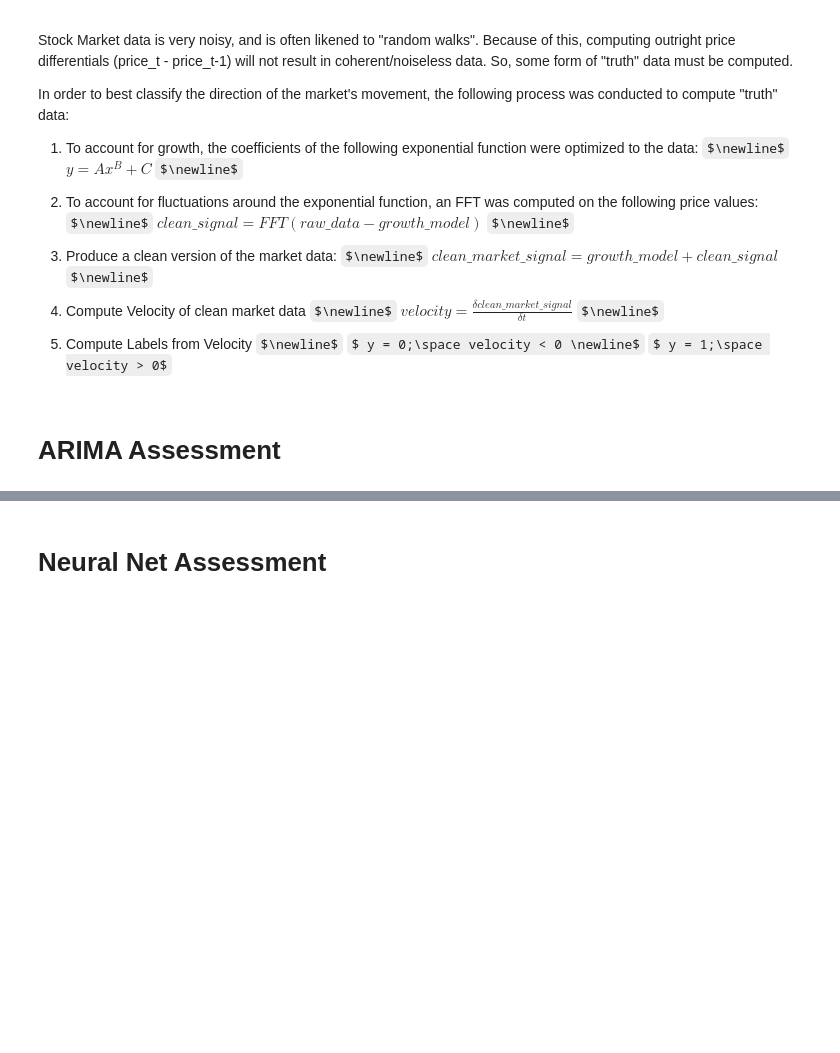
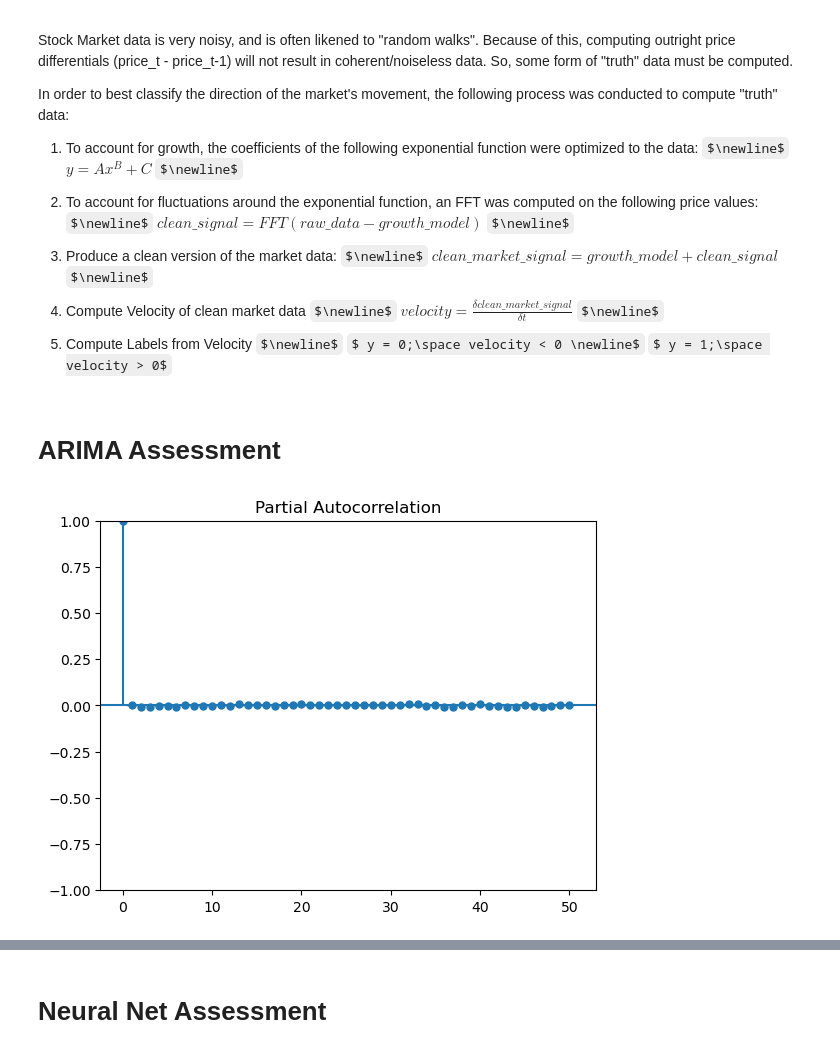
Before and after one commit to sindarian/market-trend-classification, a Jupyter notebook: analysis_driver.ipynb, the cells around one changed output, grey strips where cells are left out. Cells and saved outputs as stored; diff of their text form; code cells hidden in the pictures; some formulas as TeX source; blank space fills up the shorter version.

Commit message:
Integrating ARIMA with main driver notebook; p,d,q are now set before ARIMA is called

```diff
--- a/analysis_driver.ipynb
+++ b/analysis_driver.ipynb
@@ -61,3 +68,14 @@ $ y = 0;\space velocity < 0 \newline$
 $ y = 1;\space velocity > 0$
 # %% [markdown]
 # ARIMA Assessment
+# %%
+# The pacf and acf plots below are plotted twice due to an incompatability
+# between the stats package and jupyter notebooks. Adding a semicolon to the
+# end of the line solves the problem: https://github.com/statsmodels/statsmodels/issues/4155#issuecomment-445913264
+plot_pacf(data_df[[sig_col]].diff().dropna());
+
+# given the spike at 1 with the values significantly dropping off and
+# staying around 0, we use 1 as the initial autoregression param
+p = 1
+# %% [output]
+[figure, added]
```
Also changed, not shown: parts of 6 cells of this notebook, 2 other files.
